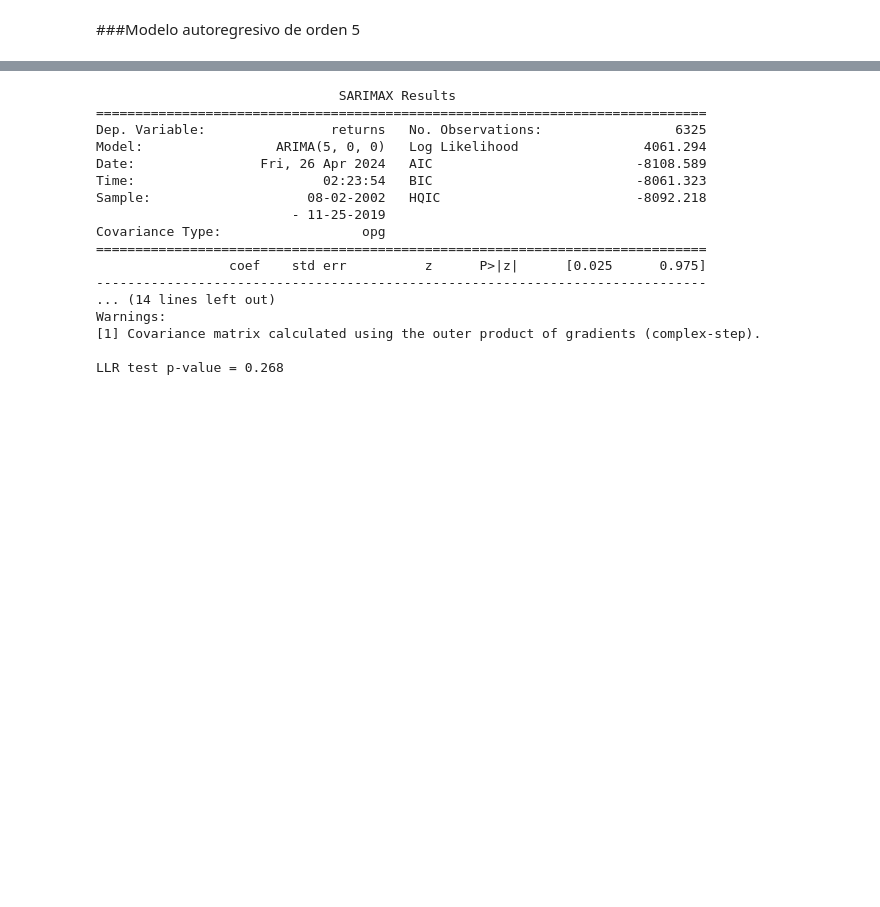
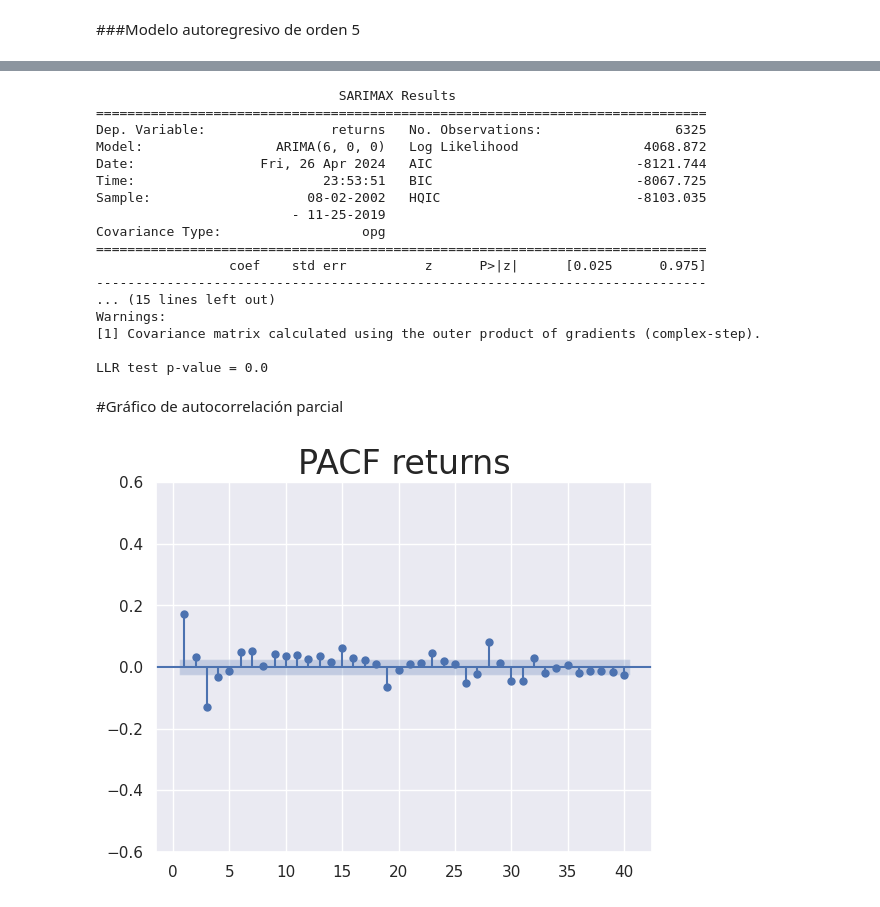
Before and after one commit to CristianNac/Prediccion-Fondo-E-AFP-Habitat, a Jupyter notebook: Prediccion_FondoE_Habitat.ipynb, the cells around one changed output, grey strips where cells are left out. Saved outputs shown, nothing was run; the diff lists cells and outputs as text; code cells hidden in the pictures; blank space fills up the shorter version.

```diff
--- a/Prediccion_FondoE_Habitat.ipynb
+++ b/Prediccion_FondoE_Habitat.ipynb
@@ -233,23 +257,32 @@ LLR test p-value = 0.009
 # %%
-model_ar_5 = ARIMA(df_train.returns[1:], order = (5,0,0))
-results_ar_5 = model_ar_5.fit()
-print(results_ar_5.summary())
-print("\nLLR test p-value = " + str(LLR_test(results_ar_4,results_ar_5)))      #Hasta aquí llega
+model_ar_6 = ARIMA(df_train.returns[1:], order = (6,0,0))
+results_ar_6 = model_ar_6.fit()
+print(results_ar_6.summary())
+print("\nLLR test p-value = " + str(LLR_test(results_ar_5,results_ar_6)))
 # %% [output]
                                SARIMAX Results
 ==============================================================================
 Dep. Variable:                returns   No. Observations:                 6325
-Model:                 ARIMA(5, 0, 0)   Log Likelihood                4061.294
-Date:                Fri, 26 Apr 2024   AIC                          -8108.589
-Time:                        02:23:54   BIC                          -8061.323
-Sample:                    08-02-2002   HQIC                         -8092.218
+Model:                 ARIMA(6, 0, 0)   Log Likelihood                4068.872
+Date:                Fri, 26 Apr 2024   AIC                          -8121.744
+Time:                        23:53:51   BIC                          -8067.725
+Sample:                    08-02-2002   HQIC                         -8103.035
                          - 11-25-2019
 Covariance Type:                  opg
 ==============================================================================
                  coef    std err          z      P>|z|      [0.025      0.975]
 ------------------------------------------------------------------------------
-... (14 lines left out)
+... (15 lines left out)
 Warnings:
 [1] Covariance matrix calculated using the outer product of gradients (complex-step).
 
-LLR test p-value = 0.268
+LLR test p-value = 0.0
+# %% [markdown]
+#Gráfico de autocorrelación parcial
+# %%
+sgt.plot_pacf(df_train.returns[1:], lags = 40, zero = False, method = ('ols'))   #De acuerdo al gráfico y los valores obtenidos se explica que el quinto retraso no es
+plt.title('PACF returns', size = 24)                                             #Significativamente distinto de 0, además basandose en el gráfico se probará en el valor 16 de retrasos
+plt.ylim(-0.6, 0.6)
+plt.show()
+# %% [output]
+[figure, added]
```
Also changed, not shown: parts of 37 cells of this notebook.
